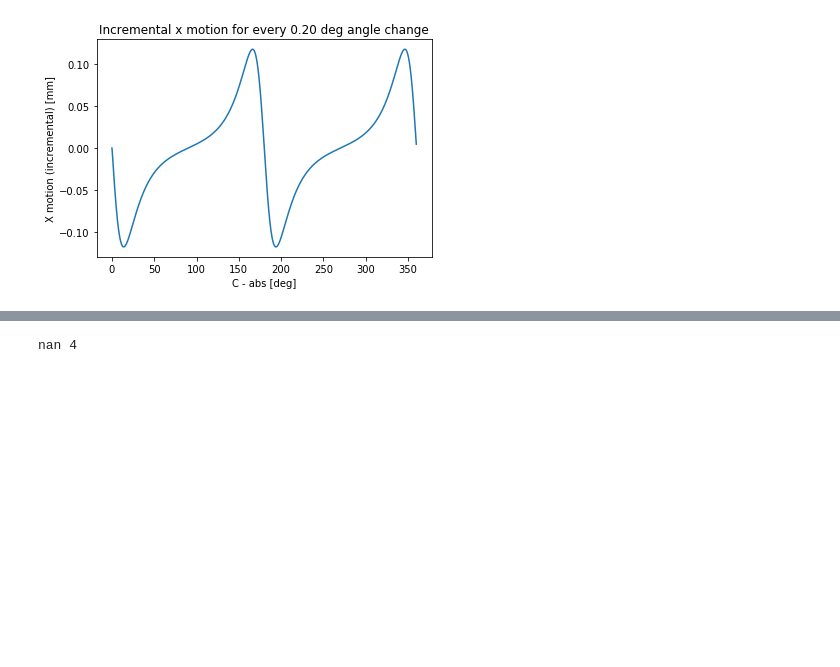
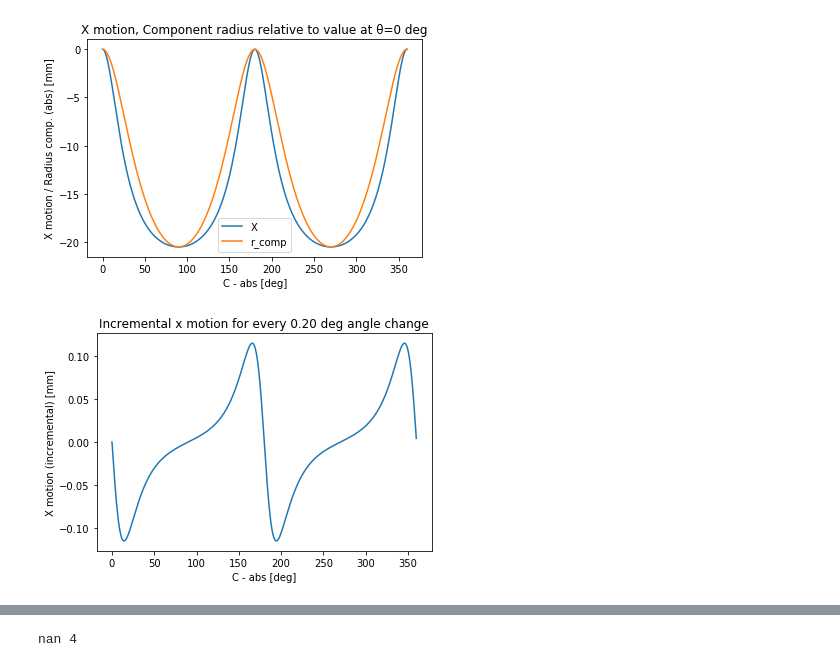
Before and after one commit to mbrijbhushan/cam_profile, a Jupyter notebook: Steer profile.ipynb, the cells around one changed output, grey strips where cells are left out. Drawn from its saved outputs; the diff is of its cells as text; code cells hidden in the pictures; blank space fills up the shorter version.

```diff
--- a/Steer profile.ipynb
+++ b/Steer profile.ipynb
@@ -161,6 +298,6 @@ Should also probably consider the chip-thickness.
 # %%
-a = 48.5 #minor radius
-b = 28 #major radius
+a = 49.5 #r_wheel+ #minor radius
+b = 29 # r_wheel+ #major radius
 # %%
 # r = np.sqrt(1/((np.cos(np.deg2rad(θ))/a)**2+(np.sin(np.deg2rad(θ))/b)**2))
 r = GenEllipse(θ,a,b); #[mm] Radial profile of ellipse
@@ -217,13 +364,25 @@ plt.ylabel('Profile Error (radial) [mm]');
 # %%
+#Plots for wheel motion
+plt.figure(); plt.plot(θ,X-X[0],label='X');
+plt.plot(θ,r-r[0],label='r_comp')
+# plt.subplot(2,1,2)
+# plt.plot(θ[1:],θ_inc)
+plt.legend()
+plt.title('X motion, Component radius relative to value at θ=0 deg'.format(θ_step))
+plt.xlabel('C - abs [deg]')
+plt.ylabel('X motion / Radius comp. (abs) [mm]');
+
 # plt.subplot(2,1,1);
+plt.figure();
 plt.plot(θ,X_inc)
 # plt.subplot(2,1,2)
 # plt.plot(θ[1:],θ_inc)
 plt.title('Incremental x motion for every {:.2f} deg angle change'.format(θ_step))
 plt.xlabel('C - abs [deg]')
 plt.ylabel('X motion (incremental) [mm]');
 # %% [output]
-[figure, old version]
+[figure, new version]
+[figure, added]
 # %%
 plt.figure()
 plt.plot(xy[:,0],xy[:,1],label='Component profile')
```
Also changed, not shown: parts of 25 cells of this notebook.
